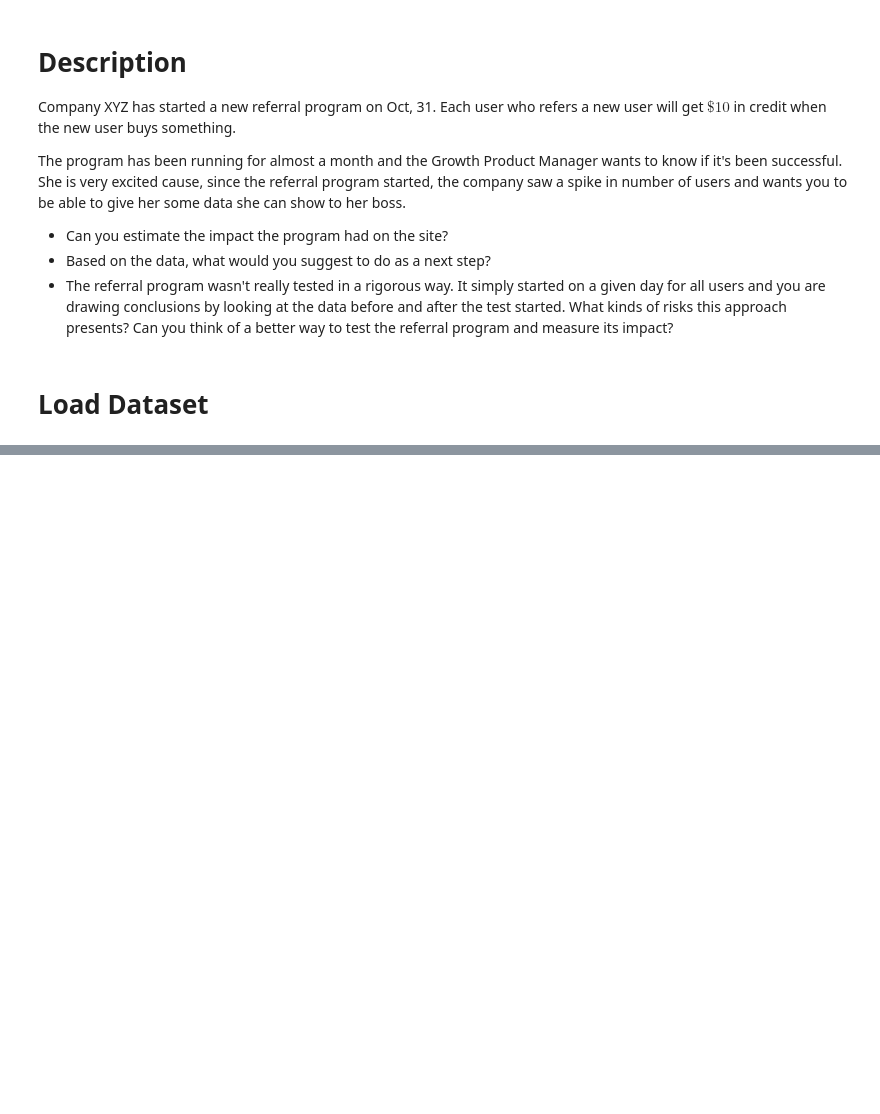
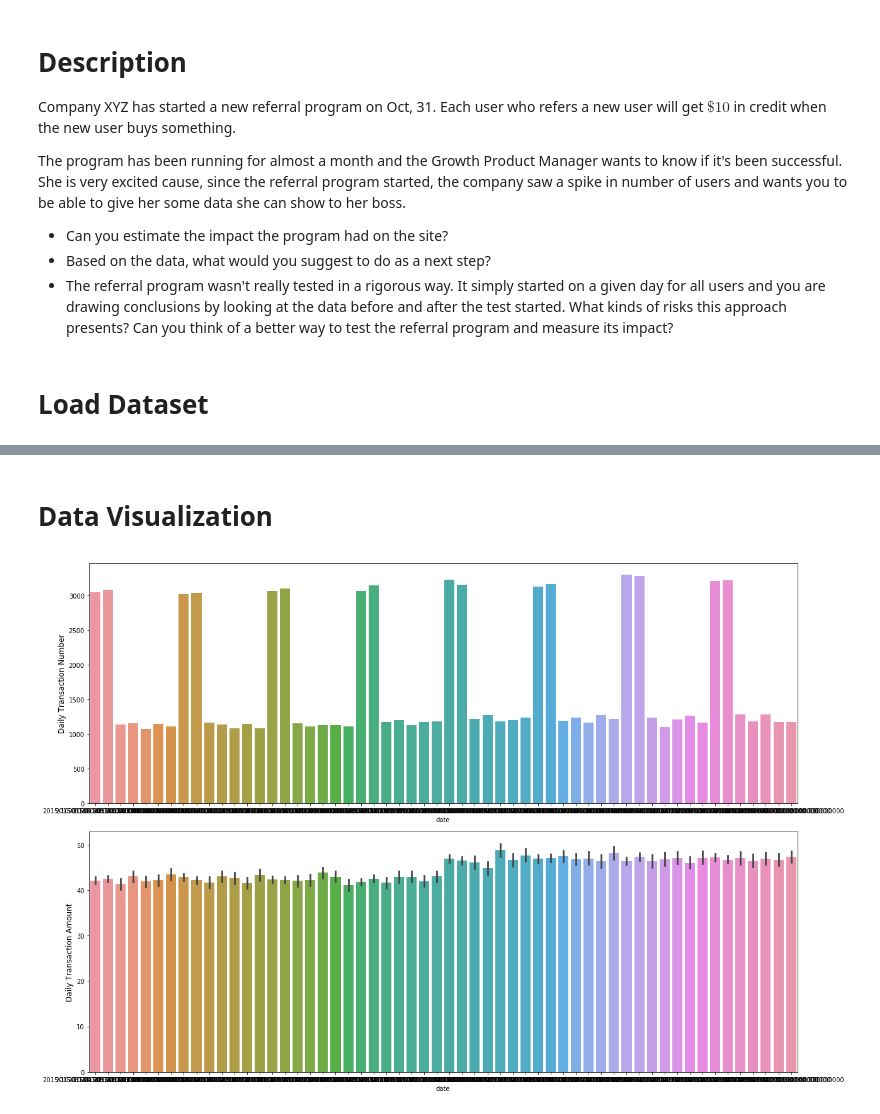
Before and after one commit to JifuZhao/DS-Take-Home, a Jupyter notebook: 11. User Referral Program.ipynb, the cells around one changed output, grey strips where cells are left out. Drawn from its saved outputs; the diff is of its cells as text; code cells hidden in the pictures; blank space fills up the shorter version.

```diff
--- a/11. User Referral Program.ipynb
+++ b/11. User Referral Program.ipynb
@@ -24,5 +25,5 @@ import matplotlib.pyplot as plt
 # %% [markdown]
 # Load Dataset
 # %%
-data = pd.read_csv('./data/')
+data = pd.read_csv('./data/referral.csv', parse_dates=['date'])
 data.head()
@@ -31 +61,5 @@ data.info()
+# %%
+# extract date information
+data['dayofweek'] = data['date'].apply(lambda x: x.dayofweek)
+start_date = pd.to_datetime('2015-10-31')
 # %%
@@ -32,0 +74,14 @@ data.describe()
+# %% [markdown]
+# Data Visualization
+# %%
+# daily money spent visualization
+fig, ax = plt.subplots(nrows=2, ncols=1, figsize=(18, 12))
+sns.countplot(x='date', data=data, ax=ax[0])
+ax[0].set_ylabel('Daily Transaction Number', fontsize=12)
+
+sns.barplot(x='date', y='money_spent', data=data, ax=ax[1])
+ax[1].set_ylabel('Daily Transaction Amount', fontsize=12)
+plt.tight_layout()
+plt.show()
+# %% [output]
+[figure, added]
```
Also changed, not shown: parts of 25 cells of this notebook.
